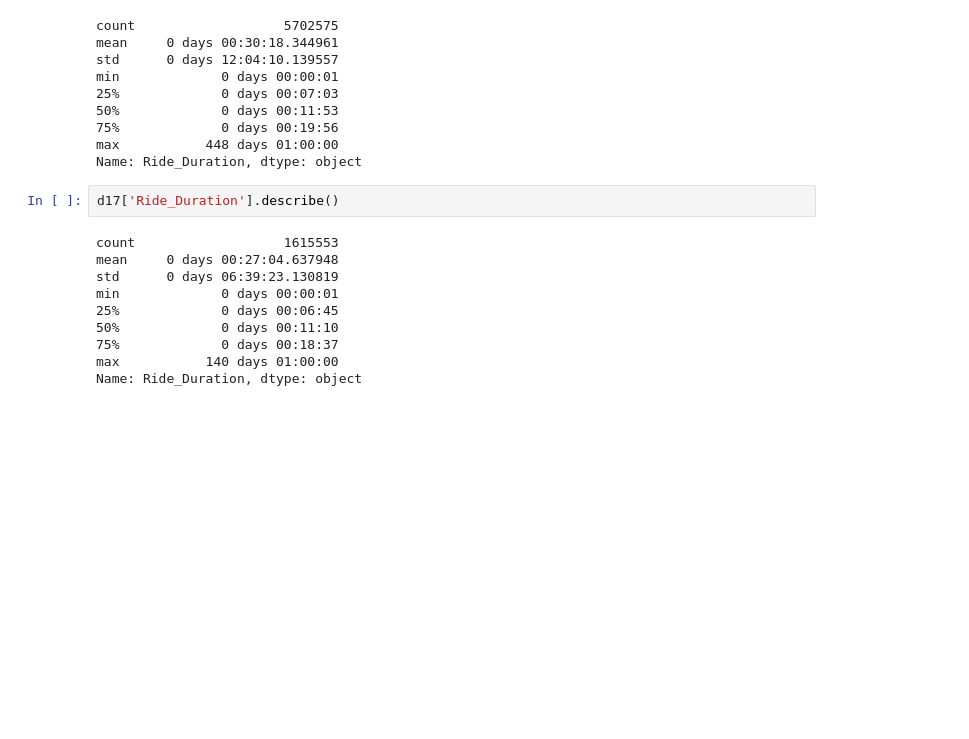
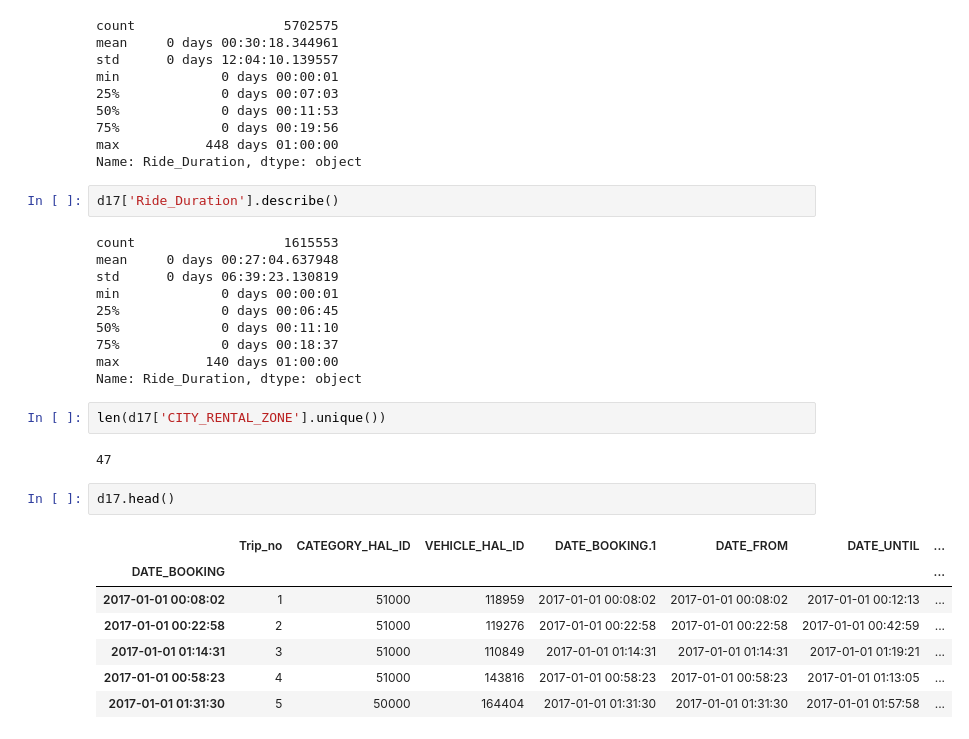
Before and after one commit to chinmaydas96/Bike_sharing, a Jupyter notebook: Call_a_bike_Relation.ipynb, the cells around one changed output. Drawn from its saved outputs; the diff is of its cells as text; blank space fills up the shorter version.

```diff
--- a/Call_a_bike_Relation.ipynb
+++ b/Call_a_bike_Relation.ipynb
@@ -221,3 +219,17 @@ min             0 days 00:00:01
 75%             0 days 00:18:37
 max           140 days 01:00:00
 Name: Ride_Duration, dtype: object
+# %%
+len(d17['CITY_RENTAL_ZONE'].unique())
+# %% [output]
+47
+# %%
+d17.head()
+# %% [output]
+|  | Trip_no | CATEGORY_HAL_ID | VEHICLE_HAL_ID | DATE_BOOKING.1 | DATE_FROM | DATE_UNTIL | ... |
+| DATE_BOOKING |  |  |  |  |  |  | ... |
+| 2017-01-01 00:08:02 | 1 | 51000 | 118959 | 2017-01-01 00:08:02 | 2017-01-01 00:08:02 | 2017-01-01 00:12:13 | ... |
+| 2017-01-01 00:22:58 | 2 | 51000 | 119276 | 2017-01-01 00:22:58 | 2017-01-01 00:22:58 | 2017-01-01 00:42:59 | ... |
+| 2017-01-01 01:14:31 | 3 | 51000 | 110849 | 2017-01-01 01:14:31 | 2017-01-01 01:14:31 | 2017-01-01 01:19:21 | ... |
+| 2017-01-01 00:58:23 | 4 | 51000 | 143816 | 2017-01-01 00:58:23 | 2017-01-01 00:58:23 | 2017-01-01 01:13:05 | ... |
+| 2017-01-01 01:31:30 | 5 | 50000 | 164404 | 2017-01-01 01:31:30 | 2017-01-01 01:31:30 | 2017-01-01 01:57:58 | ... |
```
Also changed, not shown: parts of 18 cells of this notebook.
